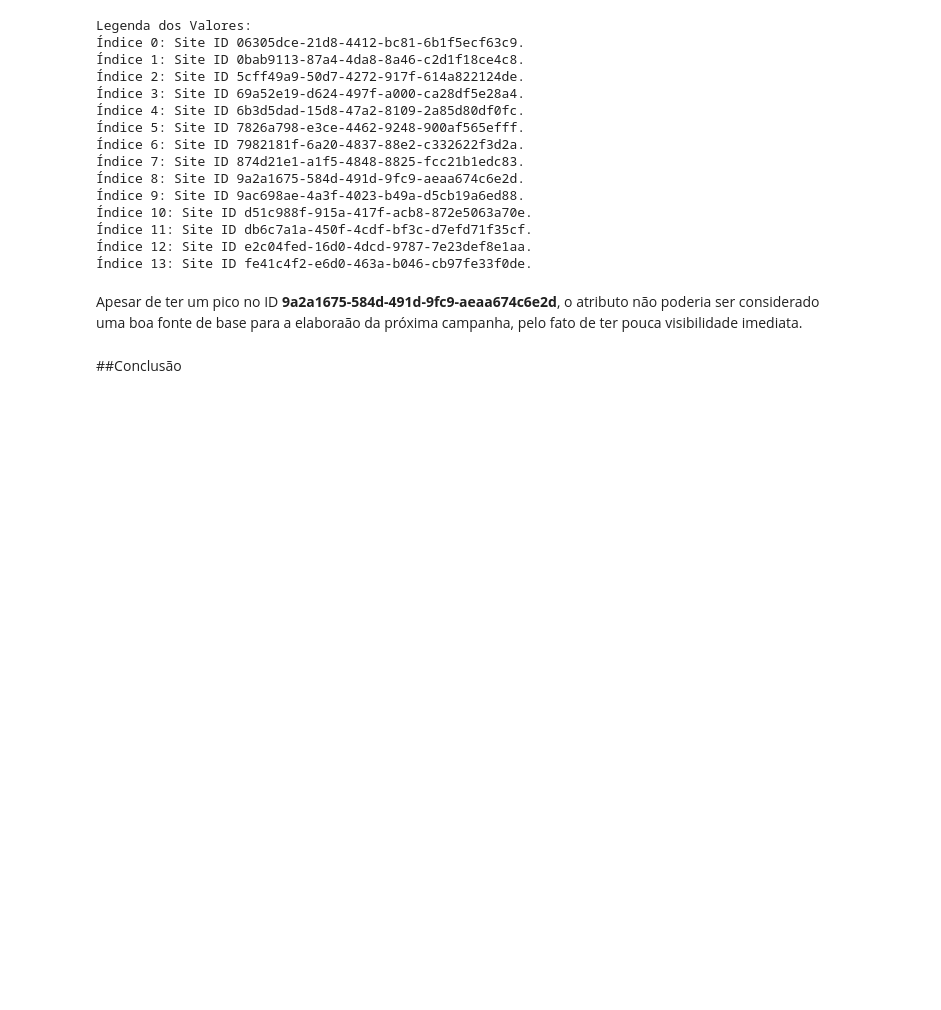
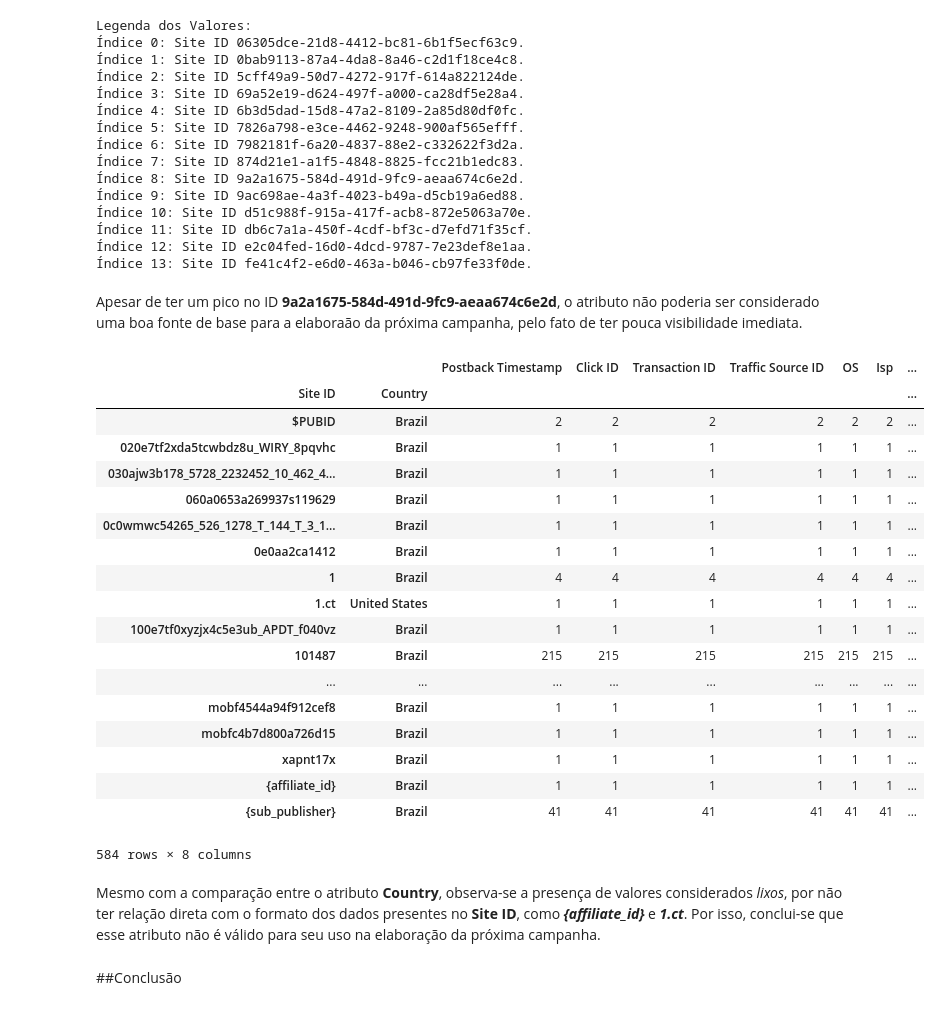
Before and after one commit to GinLuc/Case-Data-Analytics-Intern---RankMyApp, a Jupyter notebook: Analise_9CaBer_RankMyApp.ipynb, the cells around one changed output. Saved outputs shown, nothing was run; the diff lists cells and outputs as text; code cells hidden in the pictures; blank space fills up the shorter version.

```diff
--- a/Analise_9CaBer_RankMyApp.ipynb
+++ b/Analise_9CaBer_RankMyApp.ipynb
@@ -579,6 +580,30 @@ Legenda dos Valores:
 Índice 13: Site ID fe41c4f2-e6d0-463a-b046-cb97fe33f0de.
 # %% [markdown]
 Apesar de ter um pico no ID **9a2a1675-584d-491d-9fc9-aeaa674c6e2d**, o atributo não poderia ser considerado uma boa fonte de base para a elaboraão da próxima campanha, pelo fato de ter pouca visibilidade imediata.
+# %%
+taxi_app.groupby(["Site ID", "Country"]).count()
+# %% [output]
+|  |  | Postback Timestamp | Click ID | Transaction ID | Traffic Source ID | OS | Isp | ... |
+| Site ID | Country |  |  |  |  |  |  | ... |
+| $PUBID | Brazil | 2 | 2 | 2 | 2 | 2 | 2 | ... |
+| 020e7tf2xda5tcwbdz8u_WIRY_8pqvhc | Brazil | 1 | 1 | 1 | 1 | 1 | 1 | ... |
+| 030ajw3b178_5728_2232452_10_462_4... | Brazil | 1 | 1 | 1 | 1 | 1 | 1 | ... |
+| 060a0653a269937s119629 | Brazil | 1 | 1 | 1 | 1 | 1 | 1 | ... |
+| 0c0wmwc54265_526_1278_T_144_T_3_1... | Brazil | 1 | 1 | 1 | 1 | 1 | 1 | ... |
+| 0e0aa2ca1412 | Brazil | 1 | 1 | 1 | 1 | 1 | 1 | ... |
+| 1 | Brazil | 4 | 4 | 4 | 4 | 4 | 4 | ... |
+| 1.ct | United States | 1 | 1 | 1 | 1 | 1 | 1 | ... |
+| 100e7tf0xyzjx4c5e3ub_APDT_f040vz | Brazil | 1 | 1 | 1 | 1 | 1 | 1 | ... |
+| 101487 | Brazil | 215 | 215 | 215 | 215 | 215 | 215 | ... |
+| ... | ... | ... | ... | ... | ... | ... | ... | ... |
+| mobf4544a94f912cef8 | Brazil | 1 | 1 | 1 | 1 | 1 | 1 | ... |
+| mobfc4b7d800a726d15 | Brazil | 1 | 1 | 1 | 1 | 1 | 1 | ... |
+| xapnt17x | Brazil | 1 | 1 | 1 | 1 | 1 | 1 | ... |
+| {affiliate_id} | Brazil | 1 | 1 | 1 | 1 | 1 | 1 | ... |
+| {sub_publisher} | Brazil | 41 | 41 | 41 | 41 | 41 | 41 | ... |
+584 rows × 8 columns
+# %% [markdown]
+Mesmo com a comparação entre o atributo **Country**, observa-se a presença de valores considerados *lixos*, por não ter relação direta com o formato dos dados presentes no **Site ID**, como ***{affiliate_id}*** e ***1.ct***. Por isso, conclui-se que esse atributo não é válido para seu uso na elaboração da próxima campanha.
 # %% [markdown]
 ##Conclusão
 # %% [markdown]
```
Also changed, not shown: parts of 7 cells of this notebook, 1 other file.
